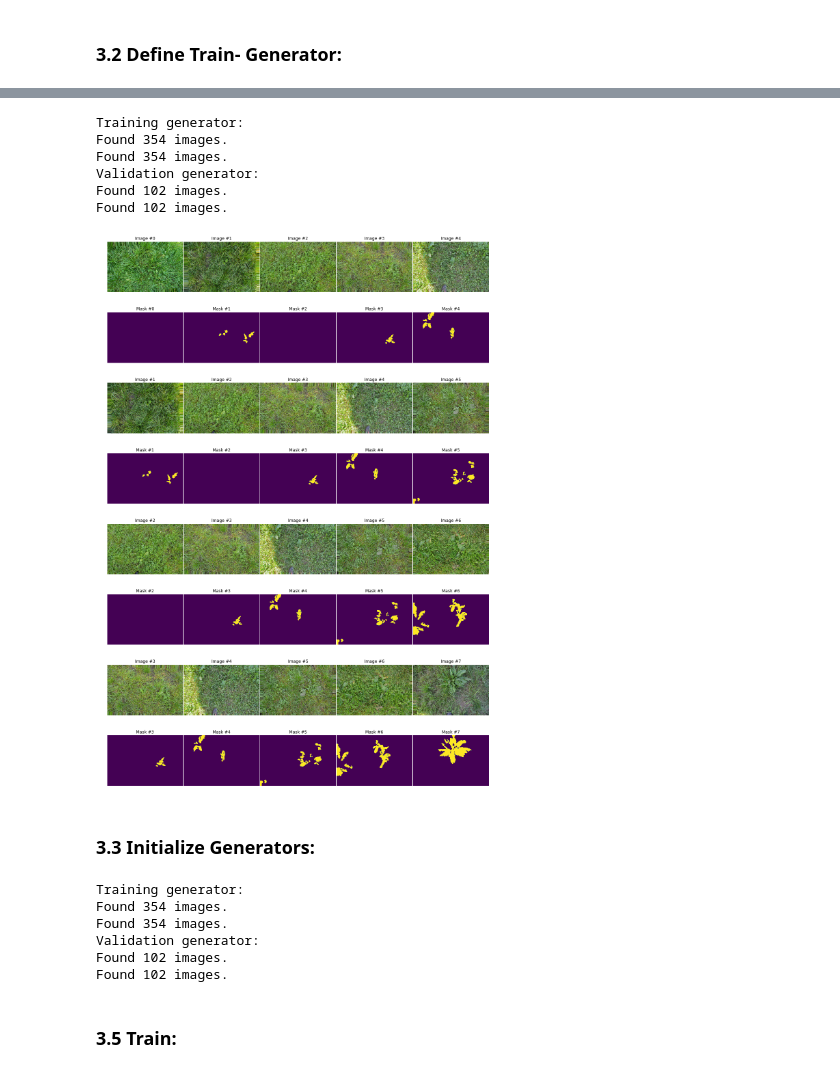
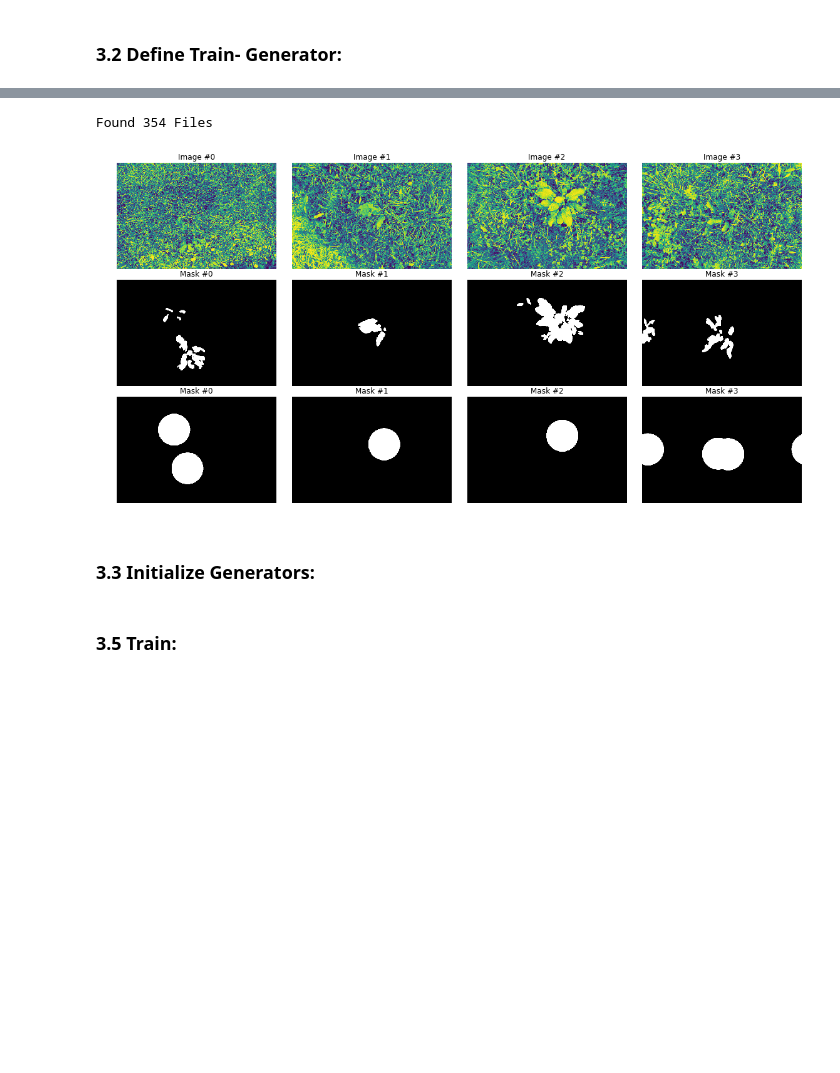
Before and after one commit to dschori/Rumex-Detection, a Jupyter notebook: notebooks/20_UNet.ipynb, the cells around one changed output, grey strips where cells are left out. Cells and saved outputs as stored; diff of their text form; code cells hidden in the pictures; blank space fills up the shorter version.

```diff
--- a/notebooks/20_UNet.ipynb
+++ b/notebooks/20_UNet.ipynb
@@ -28,7 +15,7 @@ import sys
 import os
 from skimage.color import rgb2gray
 from skimage.transform import rescale, resize
-
+import seaborn as sns
 
 #Keras:
 import keras
@@ -53,6 +40,8 @@ from imports.utils.utils import rle_encode, rle_decode
 
 DATA_IMAGE_PATH = DATA_BASE_PATH + '/Images'
 DATA_MASK_PATH = DATA_BASE_PATH + '/Masks'
+
+SHAPE = (256,384)
 # %%
 import warnings
 warnings.filterwarnings("ignore")
@@ -192,9 +145,0 @@ ________________________________________________________________________________
-# %%
-sample_gen, _ = get_generators(20)
-# %% [output]
-Training generator:
-Found 354 images.
-Found 354 images.
-Validation generator:
-Found 102 images.
-Found 102 images.
@@ -203,35 +146,40 @@ imgs,msks = next(sample_gen)
+# %%
+params = {'target_size': SHAPE,
+          'batch_size': 4,
+          'input_channels': 1,
+          'shuffle': True}
+
+# Generators
+sample_gen = DataGenerator(df=train_df,augment_data=False,save_images=False,**params)
+i_sample = iter(sample_gen)
+# %% [output]
+Found 354 Files
 # %%
-plt.figure(figsize=(20,30))
-x,y = 5,4
+imgs,msks = next(i_sample)
+plt.figure(figsize=(20,10))
+x,y =4,1
 for i in range(y):
     for j in range(x):
-        plt.subplot(y*2,x,i*2*x+j+1)
+        plt.subplot(y*3,x,i*2*x+j+1)
         pos = i+j
-        plt.imshow(imgs[pos,:,:,:])
+        plt.imshow(imgs[pos,:,:,:].reshape(SHAPE))
         plt.title('Image #{}'.format(pos))
         plt.axis('off')
-        plt.subplot(y*2,x,(i*2+1)*x+j+1)
-        plt.imshow(msks[pos,:,:,:].reshape(SHAPE))
+        plt.subplot(y*3,x,(i*2+1)*x+j+1)
+        plt.imshow(msks[pos,:,:,0].reshape(SHAPE),cmap='gray')
+        plt.title('Mask #{}'.format(pos))
+        plt.axis('off')
+        plt.subplot(y*3,x,(i*2+2)*x+j+1)
+        plt.imshow(msks[pos,:,:,1].reshape(SHAPE),cmap='gray')
         plt.title('Mask #{}'.format(pos))
         plt.axis('off')
 
 plt.subplots_adjust(wspace=0.01, hspace=0.1)
 plt.show()
 # %% [output]
-[figure, old version]
+[figure, new version]
 # %% [markdown]
 ### 3.3 Initialize Generators:
-# %%
-# Option2: Keras flow_from_dataframe
-BS = 2
-training_generator, validation_generator = get_generators(batch_size=BS)
-# %% [output]
-Training generator:
-Found 354 images.
-Found 354 images.
-Validation generator:
-Found 102 images.
-Found 102 images.
 # %% [markdown]
 ### 3.5 Train:
 # %%
```
Also changed, not shown: parts of 21 cells of this notebook.
